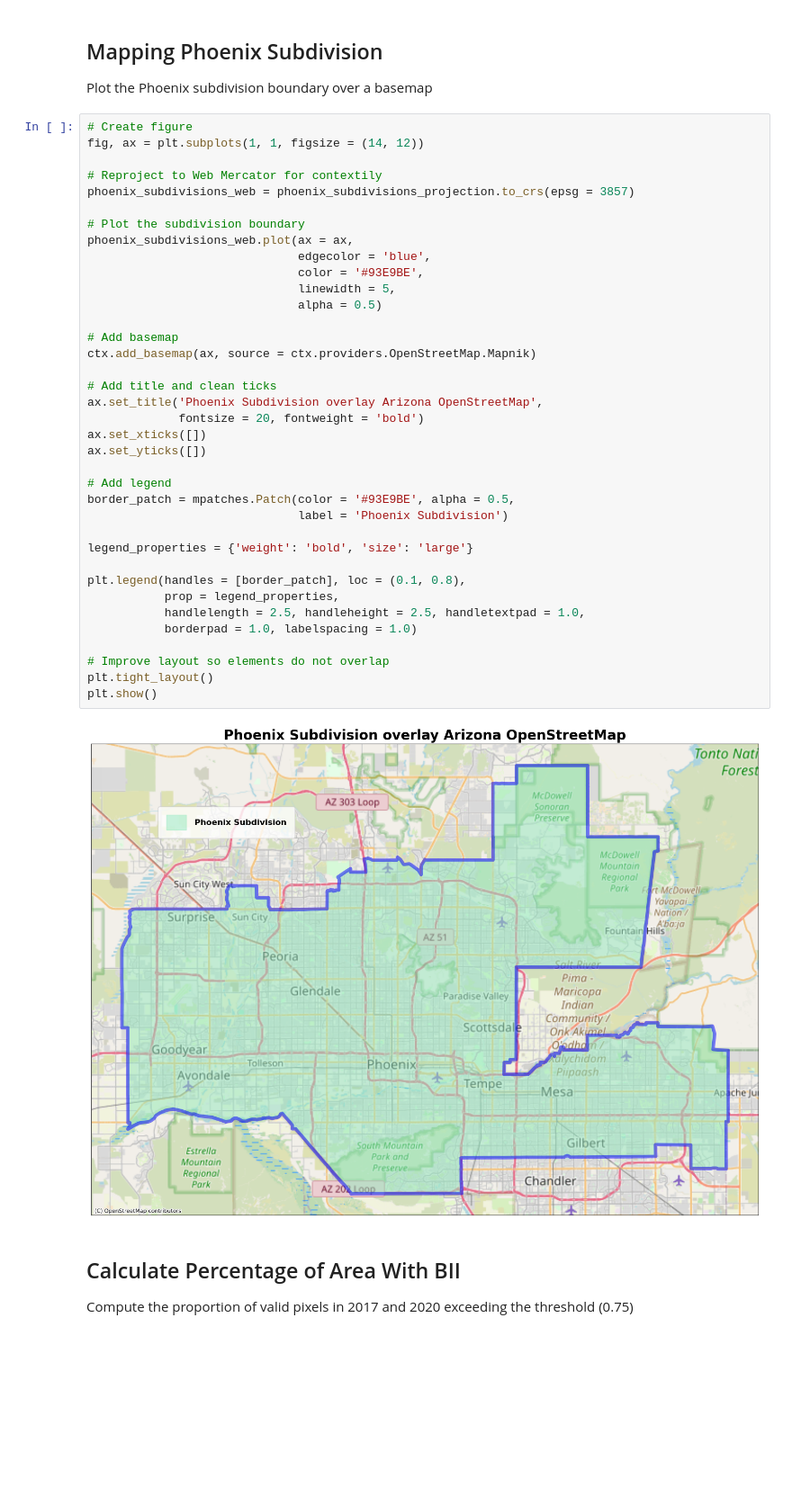
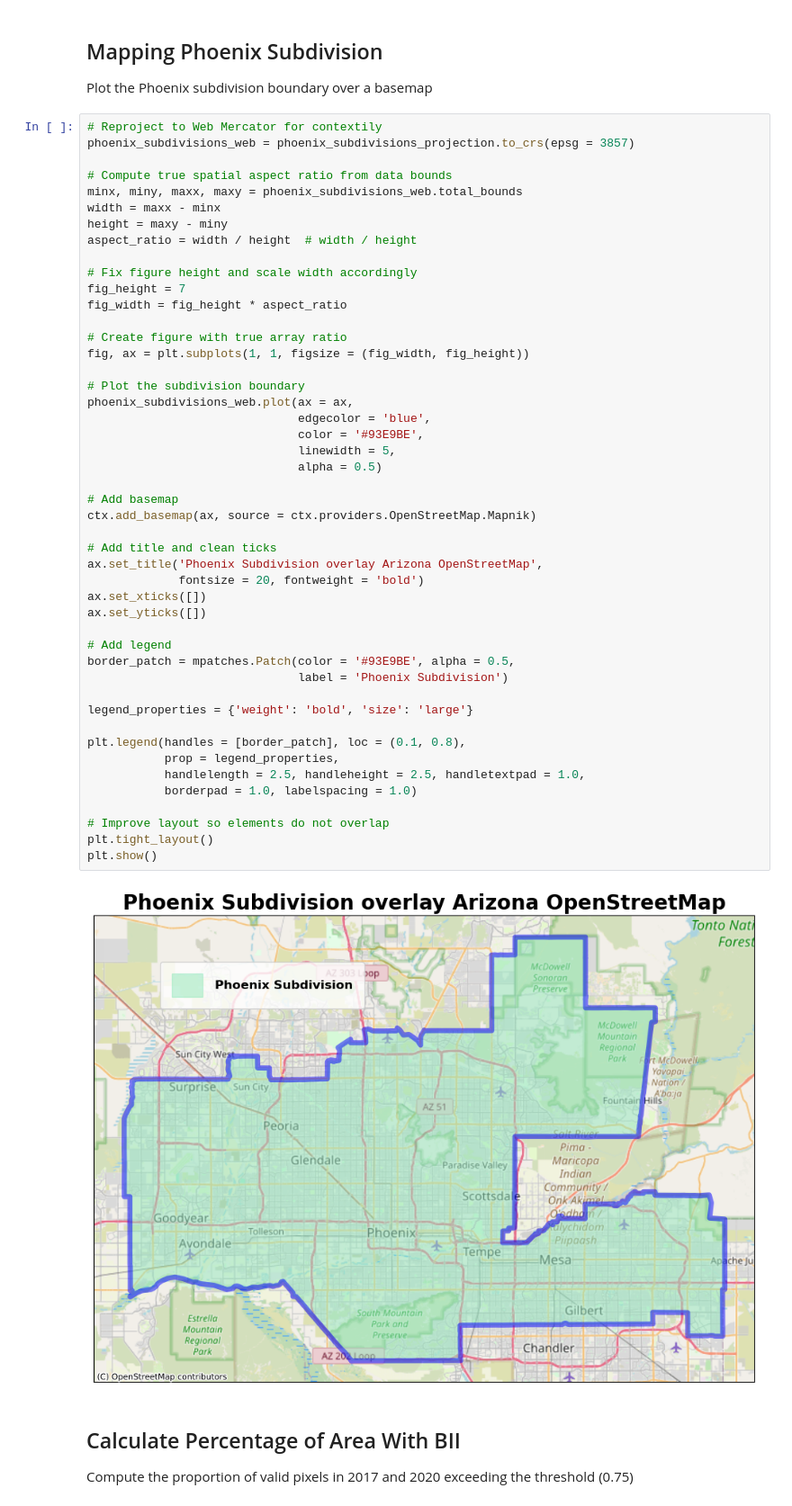
Before and after one commit to jwonyk/biodiversity-intactness-index-change, a Jupyter notebook: biodiversity-intactness-index-change.ipynb, the cells around one changed output. Shown at 90% size. Saved outputs shown, nothing was run; the diff lists cells and outputs as text; blank space fills up the shorter version.

Commit message:
Update maps with true array ratio

```diff
--- a/biodiversity-intactness-index-change.ipynb
+++ b/biodiversity-intactness-index-change.ipynb
@@ -133,44 +133,54 @@ bii_2020_clip = (bii_2020.rio.clip_box(*phoenix_subdivisions_projection.total_bo
 ## Mapping Phoenix Subdivision
 Plot the Phoenix subdivision boundary over a basemap
 # %%
-# Create figure
-fig, ax = plt.subplots(1, 1, figsize = (14, 12))
-
 # Reproject to Web Mercator for contextily
 phoenix_subdivisions_web = phoenix_subdivisions_projection.to_crs(epsg = 3857)
+
+# Compute true spatial aspect ratio from data bounds
+minx, miny, maxx, maxy = phoenix_subdivisions_web.total_bounds
+width = maxx - minx
+height = maxy - miny
+aspect_ratio = width / height  # width / height
+
+# Fix figure height and scale width accordingly
+fig_height = 7
+fig_width = fig_height * aspect_ratio
+
+# Create figure with true array ratio
+fig, ax = plt.subplots(1, 1, figsize = (fig_width, fig_height))
 
 # Plot the subdivision boundary
 phoenix_subdivisions_web.plot(ax = ax,
                               edgecolor = 'blue',
                               color = '#93E9BE',
                               linewidth = 5,
                               alpha = 0.5)
 
 # Add basemap
 ctx.add_basemap(ax, source = ctx.providers.OpenStreetMap.Mapnik)
 
 # Add title and clean ticks
 ax.set_title('Phoenix Subdivision overlay Arizona OpenStreetMap',
              fontsize = 20, fontweight = 'bold')
 ax.set_xticks([])
 ax.set_yticks([])
 
 # Add legend
 border_patch = mpatches.Patch(color = '#93E9BE', alpha = 0.5,
                               label = 'Phoenix Subdivision')
 
 legend_properties = {'weight': 'bold', 'size': 'large'}
 
 plt.legend(handles = [border_patch], loc = (0.1, 0.8),
            prop = legend_properties,
            handlelength = 2.5, handleheight = 2.5, handletextpad = 1.0,
            borderpad = 1.0, labelspacing = 1.0)
 
 # Improve layout so elements do not overlap
 plt.tight_layout()
 plt.show()
 # %% [output]
-[figure, old version]
+[figure, new version]
 # %% [markdown]
 ## Calculate Percentage of Area With BII
 
```
Also changed, not shown: parts of 1 cell of this notebook.
